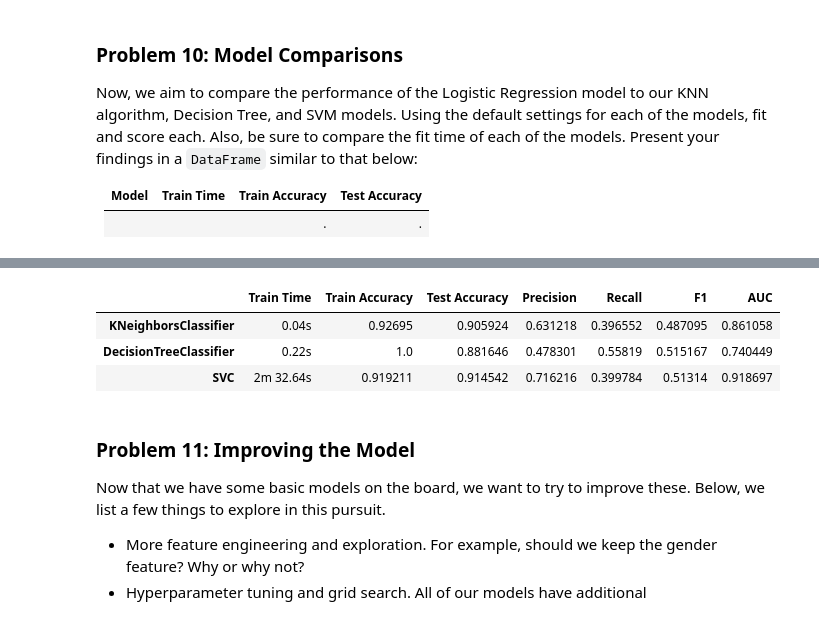
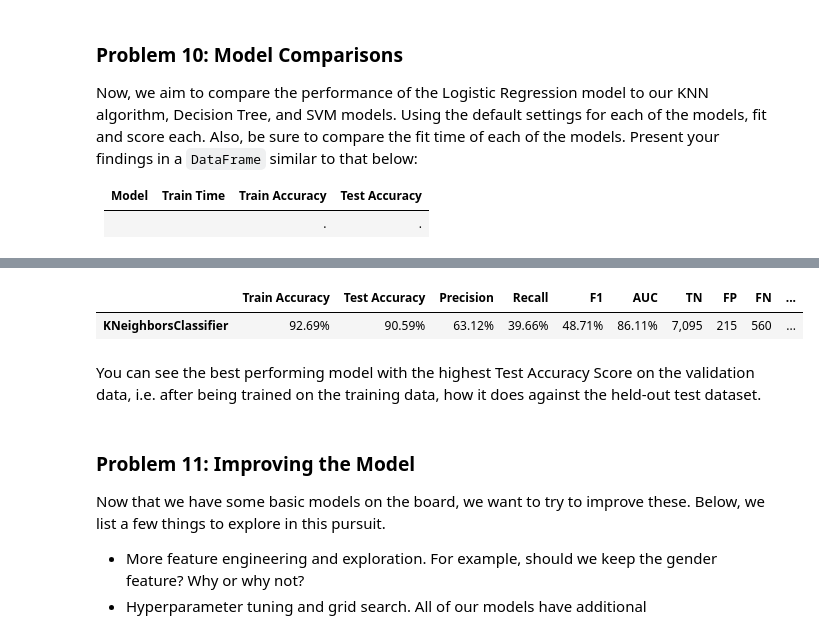
Before and after one commit to fazeelgm/UCB_ML_AI_PracticalApp_III, a Jupyter notebook: ClassifiersComparison-MarketingCampaigns.ipynb, the cells around one changed output, grey strips where cells are left out. Saved outputs shown, nothing was run; the diff lists cells and outputs as text; code cells hidden in the pictures.

Commit message:
Added true/false neg/pos

```diff
--- a/ClassifiersComparison-MarketingCampaigns.ipynb
+++ b/ClassifiersComparison-MarketingCampaigns.ipynb
@@ -451,8 +451,8 @@ Now, we aim to compare the performance of the Logistic Regression model to our K
 # Define the default models
 models = {
     'KNeighborsClassifier': KNeighborsClassifier(),
-    'DecisionTreeClassifier': DecisionTreeClassifier(),
-    'SVC': SVC(probability=True)
+    # 'DecisionTreeClassifier': DecisionTreeClassifier(),
+    # 'SVC': SVC(probability=True)
 }
 
 results = {}
@@ -473,22 +473,37 @@ for name, model in models.items():
     # get the predictions / probabilities
     y_preds = clf.predict(X_test_scaled)
     y_probs = clf.predict_proba(X_test_scaled)[:, 1]
-    logging.debug(f'{name}: Got metrics')
+    cm = confusion_matrix(y_test, y_preds)
+    logging.debug(f'{name}: Got preds/probs')
 
     # Save metrics
     results[name] = {
-        # 'Model': name,
-        'Train Time': time_secs_to_msg(fit_time),
-        'Train Accuracy': model.score(X_train_scaled, y_train),
-        'Test Accuracy': model.score(X_test_scaled, y_test),
-        'Precision': precision_score(y_test, y_preds),
-        'Recall': recall_score(y_test, y_preds),
-        'F1': f1_score(y_test, y_preds),
-        'AUC': roc_auc_score(y_test, y_probs),
+        # 'Train Time': time_secs_to_msg(fit_time),
+        # 'Train Accuracy': model.score(X_train_scaled, y_train),
+        # 'Test Accuracy': model.score(X_test_scaled, y_test),
+        # 'Precision': precision_score(y_test, y_preds),
+        # 'Recall': recall_score(y_test, y_preds),
+        # 'F1': f1_score(y_test, y_preds),
+        # 'AUC': roc_auc_score(y_test, y_probs),
+        # 'TN' : cm[0, 0],
+        # 'FP' : cm[0, 1],
+        # 'FN' : cm[1, 0],
+        # 'TP' : cm[1, 1],
+        'Train Accuracy': f'{model.score(X_train_scaled, y_train)*100:.2f}%',
+        'Test Accuracy': f'{model.score(X_test_scaled, y_test)*100:.2f}%',
+        'Precision': f'{precision_score(y_test, y_preds)*100:.2f}%',
+        'Recall': f'{recall_score(y_test, y_preds)*100:.2f}%',
+        'F1': f'{f1_score(y_test, y_preds)*100:.2f}%',
+        'AUC': f'{roc_auc_score(y_test, y_probs)*100:.2f}%',
+        'TN' : f'{cm[0, 0]:,d}',
+        'FP' : f'{cm[0, 1]:,d}',
+        'FN' : f'{cm[1, 0]:,d}',
+        'TP' : f'{cm[1, 1]:,d}',
     }
+
     results_preds[name] = y_preds
     results_probs[name] = y_probs
-    results_cm[name] = confusion_matrix(y_test, y_preds)
+    results_cm[name] = cm
 
     print(f'{name}: Done - {time_secs_to_msg(time.time()-start_time)}', flush=True)
 # %% [output]
@@ -507,10 +514,10 @@ SVC: Done - 3m 29.18s
 # %%
-pd.DataFrame(results).T
+pd.DataFrame(results).T.sort_values(by='Test Accuracy', ascending=False)
 # %% [output]
-|  | Train Time | Train Accuracy | Test Accuracy | Precision | Recall | F1 | AUC |
-| KNeighborsClassifier | 0.04s | 0.92695 | 0.905924 | 0.631218 | 0.396552 | 0.487095 | 0.861058 |
-| DecisionTreeClassifier | 0.22s | 1.0 | 0.881646 | 0.478301 | 0.55819 | 0.515167 | 0.740449 |
-| SVC | 2m 32.64s | 0.919211 | 0.914542 | 0.716216 | 0.399784 | 0.51314 | 0.918697 |
+|  | Train Accuracy | Test Accuracy | Precision | Recall | F1 | AUC | TN | FP | FN | ... |
+| KNeighborsClassifier | 92.69% | 90.59% | 63.12% | 39.66% | 48.71% | 86.11% | 7,095 | 215 | 560 | ... |
+# %% [markdown]
+You can see the best performing model with the highest Test Accuracy Score on the validation data, i.e. after being trained on the training data, how it does against the held-out test dataset.
 # %% [markdown]
 ### Problem 11: Improving the Model
 
```
Also changed, not shown: parts of 1 cell of this notebook.
